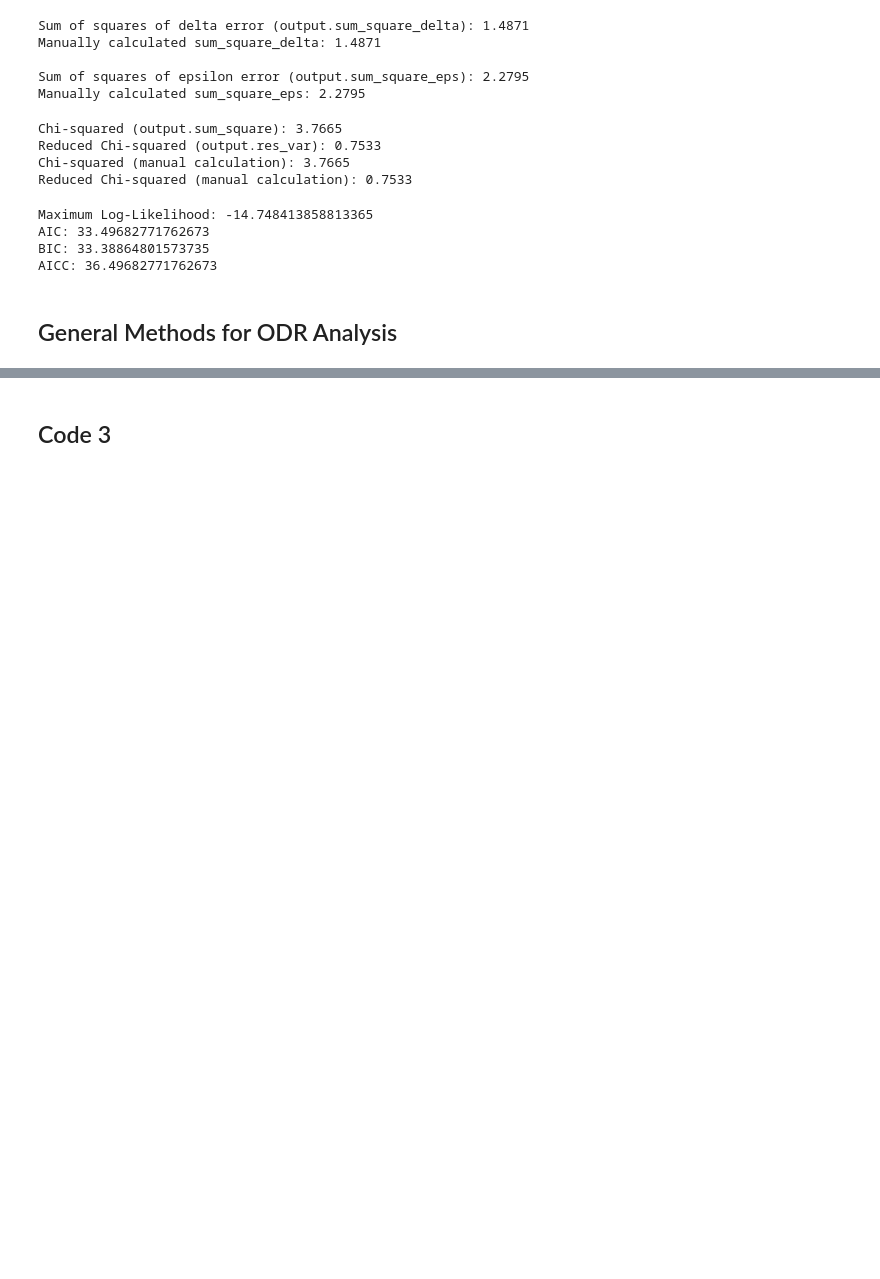
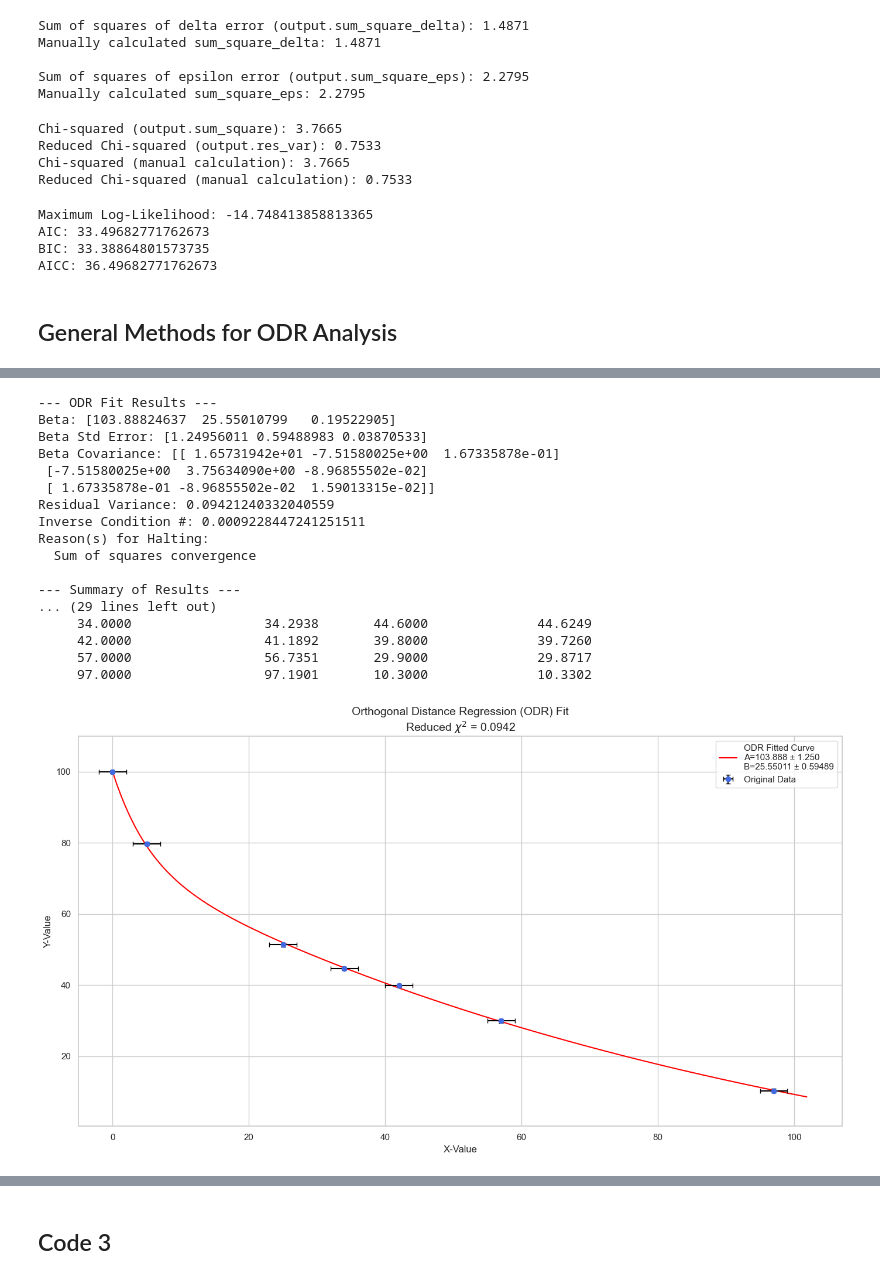
Before and after one commit to Yakovliev/quantopia, a Jupyter notebook: book/math/odr-code.ipynb, the cells around one changed output, grey strips where cells are left out. Cells and saved outputs as stored; diff of their text form; code cells hidden in the pictures; blank space fills up the shorter version.

```diff
--- a/book/math/odr-code.ipynb
+++ b/book/math/odr-code.ipynb
@@ -497,0 +675,52 @@ AICc (Corrected AIC): 45.2156
+# %%
+def model_function(beta, x):
+    """
+    The custom function to approximate the data.
+    f(x; A, B) = A * (np.exp(-B * x) - 1) + 100
+    Note: The signature is now (beta, x) for scipy.odr.
+    """
+
+    # A_1 = 56.769
+    B_1 = 0.00988
+
+    A_1, A, B = beta
+
+    return A_1 * (np.exp(-B_1 * x) - 1) + A * (np.exp(-B * x) - 1) + 100
+
+# Dataset 1
+x = np.array([0, 5, 25, 34, 42, 57, 97])
+y_obs = np.array([100, 79.7, 51.3, 44.6, 39.8, 29.9, 10.3])
+sigma_y = np.full_like(y_obs, 0.5, dtype=float)
+sigma_x = np.full_like(x, 2.0, dtype=float)
+initial_guess = [56.769, 50, 0.01]
+
+# Analyze the curve fit and get results using ODR
+odr_results = analyze_odr(x, y_obs, sigma_x, sigma_y, model_function, initial_guess)
+
+# Print the metrics
+print_metrics(odr_results)
+
+# Draw the curve fit plot
+draw_curve_fit_simple(odr_results, model_function)
+
+# Plot predicted vs observed values
+plot_predicted_vs_observed(odr_results)
+# %% [output]
+--- ODR Fit Results ---
+Beta: [103.88824637  25.55010799   0.19522905]
+Beta Std Error: [1.24956011 0.59488983 0.03870533]
+Beta Covariance: [[ 1.65731942e+01 -7.51580025e+00  1.67335878e-01]
+ [-7.51580025e+00  3.75634090e+00 -8.96855502e-02]
+ [ 1.67335878e-01 -8.96855502e-02  1.59013315e-02]]
+Residual Variance: 0.09421240332040559
+Inverse Condition #: 0.0009228447241251511
+Reason(s) for Halting:
+  Sum of squares convergence
+
+--- Summary of Results ---
+... (29 lines left out)
+     34.0000                 34.2938       44.6000              44.6249
+     42.0000                 41.1892       39.8000              39.7260
+     57.0000                 56.7351       29.9000              29.8717
+     97.0000                 97.1901       10.3000              10.3302
+[figure, added]
```
Also changed, not shown: parts of 17 cells of this notebook.
